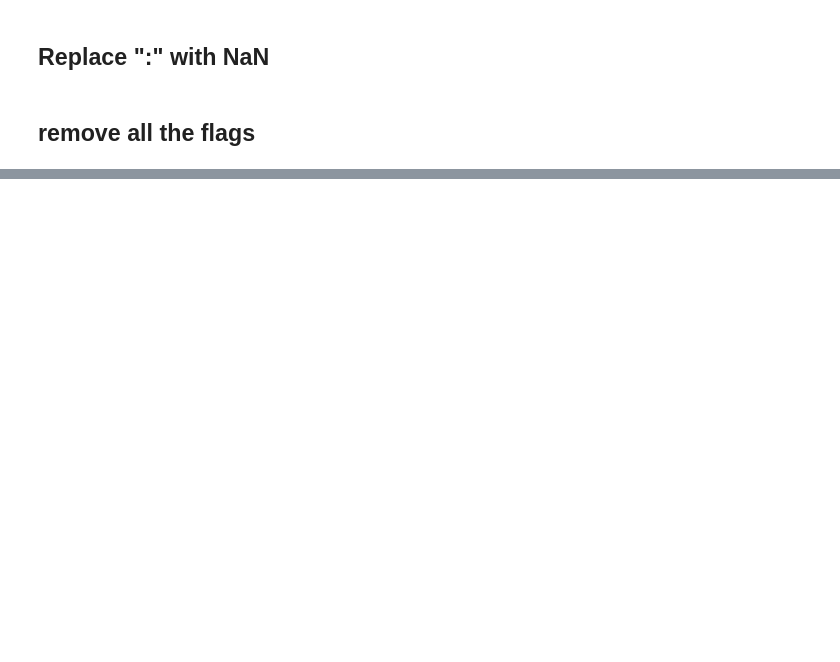
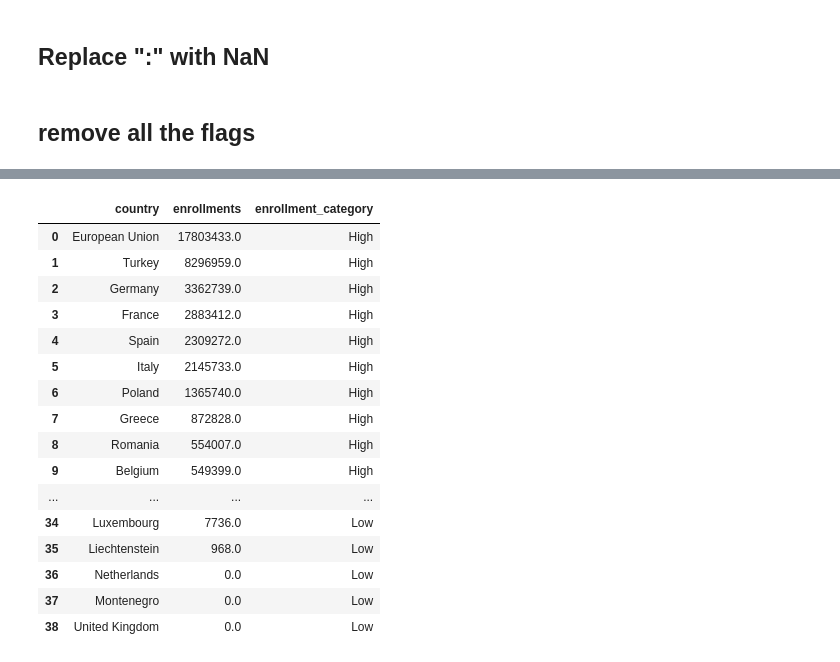
Before and after one commit to ChristianParodi/tristimuli-final-project, a Jupyter notebook: dataset/EDUCATION/preprocess_enrt.ipynb, the cells around one changed output, grey strips where cells are left out. Drawn from its saved outputs; the diff is of its cells as text; code cells hidden in the pictures; blank space fills up the shorter version.

Commit message:
Add enrollment quantiles data and update dumbbellEnrollments logic for improved categorization

```diff
--- a/dataset/EDUCATION/preprocess_enrt.ipynb
+++ b/dataset/EDUCATION/preprocess_enrt.ipynb
@@ -89,4 +89,43 @@ df.head()
 df['country'] = df["country"].replace('Türkiye', 'Turkey')
 # %%
 df = df.loc[df["country"] != "European Union - 28 countries (2013-2020)"]
-df.loc[:, 'country'] = df["country"].replace('European Union - 27 countries (from 2020)', 'European Union')
+df.loc[:, 'country'] = df["country"].replace(
+    'European Union - 27 countries (from 2020)', 'European Union')
+# %%
+# Group by country and sum the enrollments for 2022, but only for sex="Total"
+df_totals = df[(df['sex'] == "Total") & (df['age'] == 'Total') & (df["level"] == 'Tertiary education (levels 5-8)')].groupby(
+    'country')[['2022']].sum().reset_index()
+df_totals = df_totals.rename(columns={'2022': 'enrollments'})
+df_totals = df_totals.sort_values('enrollments', ascending=False)
+
+# Calculate thresholds using quantiles (33% and 66%)
+low_threshold = df_totals['enrollments'].quantile(0.33)
+high_threshold = df_totals['enrollments'].quantile(0.66)
+
+# Create categories
+df_totals['enrollment_category'] = pd.cut(df_totals['enrollments'],
+                                          bins=[-float('inf'), low_threshold,
+                                                high_threshold, float('inf')],
+                                          labels=['Low', 'Medium', 'High'])
+
+# Display results with categories
+df_totals[['country', 'enrollments', 'enrollment_category']
+          ].sort_values('enrollments', ascending=False).reset_index(drop=True)
+# %% [output]
+|  | country | enrollments | enrollment_category |
+| 0 | European Union | 17803433.0 | High |
+| 1 | Turkey | 8296959.0 | High |
+| 2 | Germany | 3362739.0 | High |
+| 3 | France | 2883412.0 | High |
+| 4 | Spain | 2309272.0 | High |
+| 5 | Italy | 2145733.0 | High |
+| 6 | Poland | 1365740.0 | High |
+| 7 | Greece | 872828.0 | High |
+| 8 | Romania | 554007.0 | High |
+| 9 | Belgium | 549399.0 | High |
+| ... | ... | ... | ... |
+| 34 | Luxembourg | 7736.0 | Low |
+| 35 | Liechtenstein | 968.0 | Low |
+| 36 | Netherlands | 0.0 | Low |
+| 37 | Montenegro | 0.0 | Low |
+| 38 | United Kingdom | 0.0 | Low |
```
Also changed, not shown: parts of 5 cells of this notebook, 3 other files.
